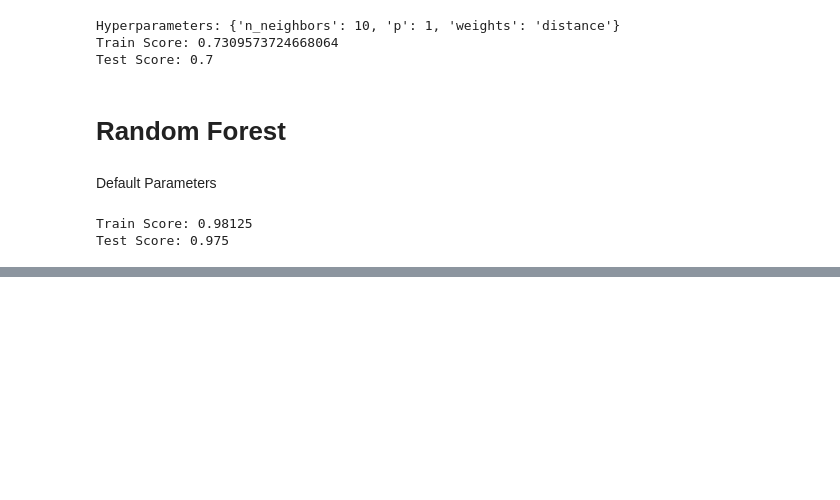
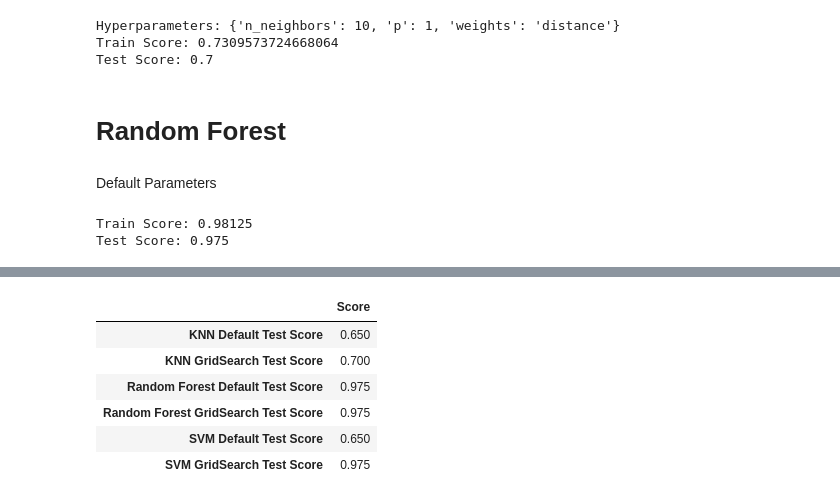
Before and after one commit to RahulSunny1209/Drug-Classification, a Jupyter notebook: drug_classification.ipynb, the cells around one changed output, grey strips where cells are left out. Cells and saved outputs as stored; diff of their text form; code cells hidden in the pictures; blank space fills up the shorter version.

```diff
--- a/drug_classification.ipynb
+++ b/drug_classification.ipynb
@@ -403,0 +477,11 @@ result_test["Random Forest Default Test Score"] = rfc.score(x_test,y_test)
+# %%
+df_result_test = pd.DataFrame.from_dict(result_test,orient="index",columns=['Score'])
+df_result_test
+# %% [output]
+|  | Score |
+| KNN Default Test Score | 0.650 |
+| KNN GridSearch Test Score | 0.700 |
+| Random Forest Default Test Score | 0.975 |
+| Random Forest GridSearch Test Score | 0.975 |
+| SVM Default Test Score | 0.650 |
+| SVM GridSearch Test Score | 0.975 |
```
Also changed, not shown: parts of 11 cells of this notebook.
